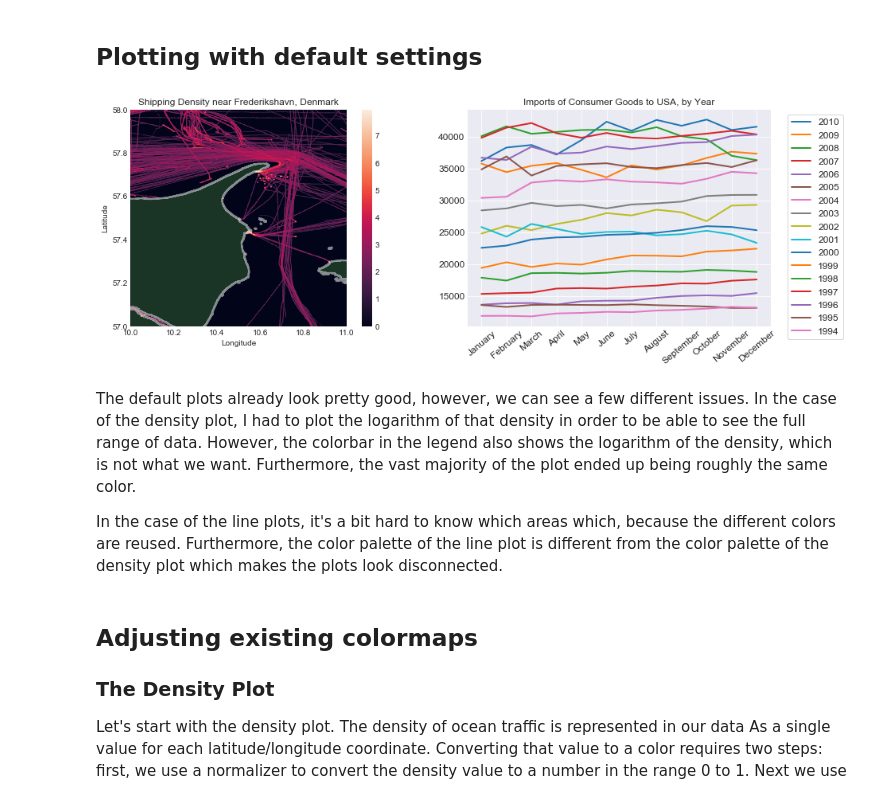
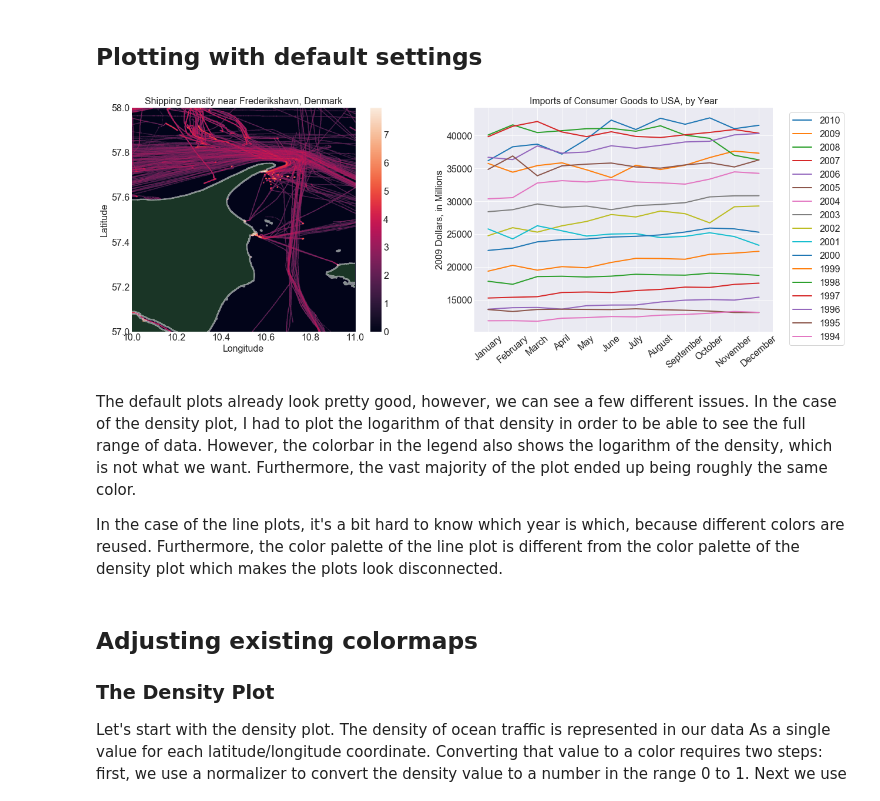
Before and after one commit to vincentropy/python_colormap_tutorial, a Jupyter notebook: color_map_tutorial.ipynb, the cells around one changed output. Drawn from its saved outputs; the diff is of its cells as text; code cells hidden in the pictures.

```diff
--- a/color_map_tutorial.ipynb
+++ b/color_map_tutorial.ipynb
@@ -12,6 +13,8 @@ I've done some data preprocessing, can details can be found in a separate notebo
 Let's start by loading the data.
 # %%
 import pandas as pd
+import matplotlib
+
 import matplotlib.pyplot as plt
 from datetime import date
 import seaborn
@@ -31,6 +34,16 @@ import shutil
 import os
 
 seaborn.set_style('darkgrid')
+
+font_size = 16
+params = {'axes.labelsize': font_size,
+          'axes.titlesize':font_size,
+          'legend.fontsize': font_size,
+          'xtick.labelsize': font_size,
+          'ytick.labelsize': font_size,}
+
+matplotlib.rcParams.update(params)
+
 %matplotlib inline
 # %% [markdown]
 ## Data for Line plots
@@ -64,16 +77,21 @@ line_data.tail()
 
 def plot_lines(data, ax, cmap=None, norm=None):
     for year in sorted(data.year.unique(), reverse=True):
-        year_data = data.loc[data.year==year,:]
+        year_data = data.loc[data.year==year, :]
         if cmap is not None:
             norm_value = norm(year)
             col = cmap(norm_value)
         else:
             col = None
-        ax.plot(year_data['month'],year_data['imports'], lw=2, c=col, label=year)
-    plt.xticks(rotation=40, fontsize=12)
-    plt.yticks(fontsize=12)
-    legend = plt.legend(bbox_to_anchor=(1.04,1), loc="upper left", frameon=True, fontsize=12)
+        ax.plot(year_data['month'],
+                year_data['imports'],
+                lw=2,
+                c=col,
+                label=year)
+    plt.xticks(rotation=40)
+    plt.yticks()
+    plt.ylabel('2009 Dollars, in Millions')
+    legend = plt.legend(bbox_to_anchor=(1.04,1), loc="upper left", frameon=True)
     legend.get_frame().set_facecolor('w')
     plt.title('Imports of Consumer Goods to USA, by Year')
 # %% [markdown]
@@ -107,8 +125,10 @@ values = sparse_matrix.astype(np.float64).todense().transpose()
 # this function uses imshow to plot a density map and draws geographic boundaries from a shape file.
 def plot_density(data, ax, cmap=None, norm=None, annotation=None):
     """Plot a density map of shipping traffic. """
+
     bounds = [10, 11, 57, 58]
     figsize = np.array([bounds[1]-bounds[0], bounds[3]-bounds[2]])*3
+
     if cmap is None:
         im = ax.imshow(np.log(data+1),
                   origin='lower',
@@ -121,14 +141,19 @@ def plot_density(data, ax, cmap=None, norm=None, annotation=None):
                        norm=norm,
                        origin='lower',
                        extent=bounds)
-        plt.colorbar(im,ticks=np.arange(0,norm.vmax,norm.vmax/10))
+        plt.colorbar(im,ticks=np.arange(0, norm.vmax, norm.vmax/10))
 
     try:
         shapefile = fiona.open('sample_data/gadm36_DNK_0.shp')
 
         for country in shapefile:
             p = shape(country['geometry'])
-            patch = PolygonPatch(p,fill=True,alpha=.5,edgecolor='#FFFFFF',lw=2,facecolor='#336633')
+            patch = PolygonPatch(p,
+                                 fill=True,
+                                 alpha=.5,
+                                 edgecolor='#FFFFFF',
+                                 lw=2,
+                                 facecolor='#336633')
 
             ax.add_patch(patch)
     except:
@@ -146,15 +171,15 @@ def plot_density(data, ax, cmap=None, norm=None, annotation=None):
 # %% [markdown]
 ## Plotting with default settings
 # %%
-plt.figure(figsize=(15,5))
+plt.figure(figsize=(20,7))
 plot_density(values, plt.subplot(121))
 plot_lines(line_data, plt.subplot(122))
 # %% [output]
-[figure, old version]
+[figure, new version]
 # %% [markdown]
 The default plots already look pretty good, however, we can see a few different issues. In the case of the density plot, I had to plot the logarithm of that density in order to be able to see the full range of data. However, the colorbar in the legend also shows the logarithm of the density, which is not what we want. Furthermore, the vast majority of the plot ended up being roughly the same color.
 
-In the case of the line plots, it's a bit hard to know which areas which, because the different colors are reused. Furthermore, the color palette of the line plot is different from the color palette of the density plot which makes the plots look disconnected.
+In the case of the line plots, it's a bit hard to know which year is which, because different colors are reused. Furthermore, the color palette of the line plot is different from the color palette of the density plot which makes the plots look disconnected.
 # %% [markdown]
 ## Adjusting existing colormaps
 ### The Density Plot
```
Also changed, not shown: parts of 7 cells of this notebook, 1 other file.
